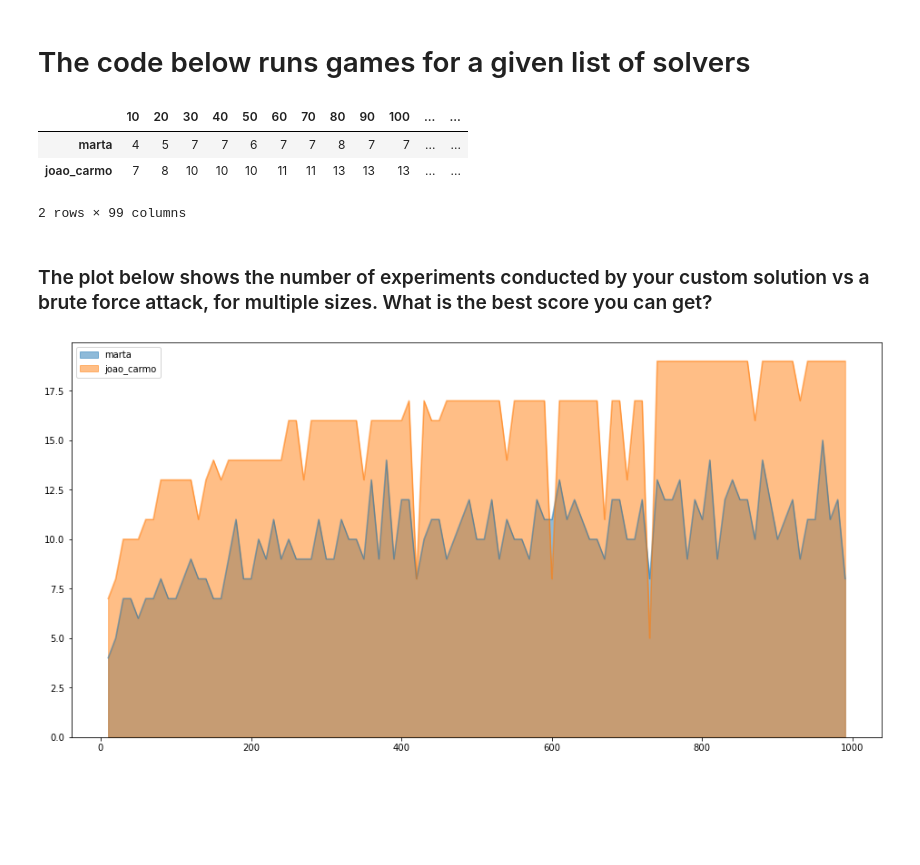
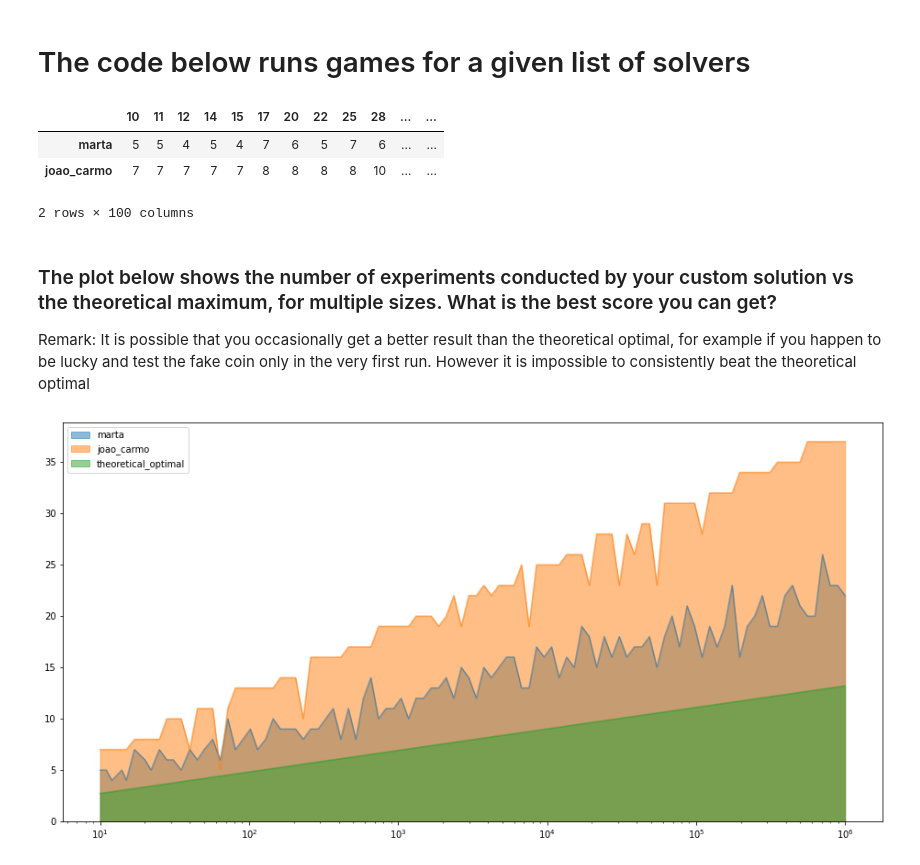
Before and after one commit to migueltorrescosta/notebooks, a Jupyter notebook: Coins_DoE.ipynb, the cells around one changed output. Cells and saved outputs as stored; diff of their text form; code cells hidden in the pictures; blank space fills up the shorter version.

Commit message:
Add theoretical Optimal

```diff
--- a/Coins_DoE.ipynb
+++ b/Coins_DoE.ipynb
@@ -231,18 +232,22 @@ def run_comparison(sizes, solvers):
 
     return df
 # %%
-sizes = list(range(10,1000,10))
+sizes = list(map(lambda x: floor(x), geomspace(10,10**6, 100)))
 solvers = [marta, joao_carmo]
 df = run_comparison(sizes, solvers)
 df.T
 # %% [output]
-|  | 10 | 20 | 30 | 40 | 50 | 60 | 70 | 80 | 90 | 100 | ... | ... |
-| marta | 4 | 5 | 7 | 7 | 6 | 7 | 7 | 8 | 7 | 7 | ... | ... |
-| joao_carmo | 7 | 8 | 10 | 10 | 10 | 11 | 11 | 13 | 13 | 13 | ... | ... |
+|  | 10 | 11 | 12 | 14 | 15 | 17 | 20 | 22 | 25 | 28 | ... | ... |
+| marta | 5 | 5 | 4 | 5 | 4 | 7 | 6 | 5 | 7 | 6 | ... | ... |
+| joao_carmo | 7 | 7 | 7 | 7 | 7 | 8 | 8 | 8 | 8 | 10 | ... | ... |
-2 rows × 99 columns
+2 rows × 100 columns
 # %% [markdown]
-### The plot below shows the number of experiments conducted by your custom solution vs a brute force attack, for multiple sizes. What is the best score you can get?
+### The plot below shows the number of experiments conducted by your custom solution vs the theoretical maximum, for multiple sizes. What is the best score you can get?
+
+Remark: It is possible that you occasionally get a better result than the theoretical optimal, for example if you happen to be lucky and test the fake coin only in the very first run. However it is impossible to consistently beat the theoretical optimal
 # %%
-df.plot.area(figsize=(16,8), stacked=False).figure.savefig('results.png')
+from math import log
+df["theoretical_optimal"] = list(map(lambda x: log(2*x, 3), df.index))
+df.plot.area(figsize=(16,8), stacked=False, logx=True).figure.savefig('results.png')
 # %% [output]
-[figure, old version]
+[figure, new version]
```
Also changed, not shown: parts of 1 cell of this notebook.
